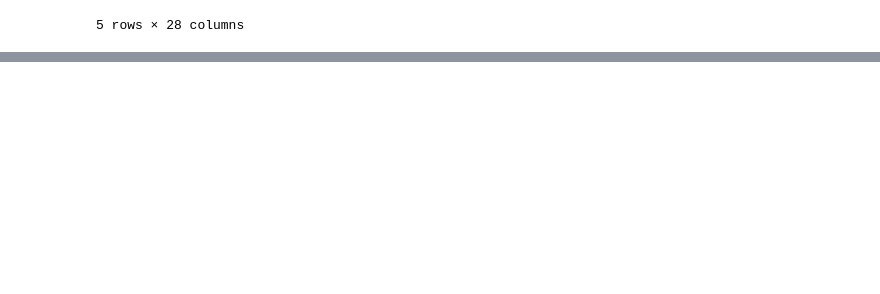
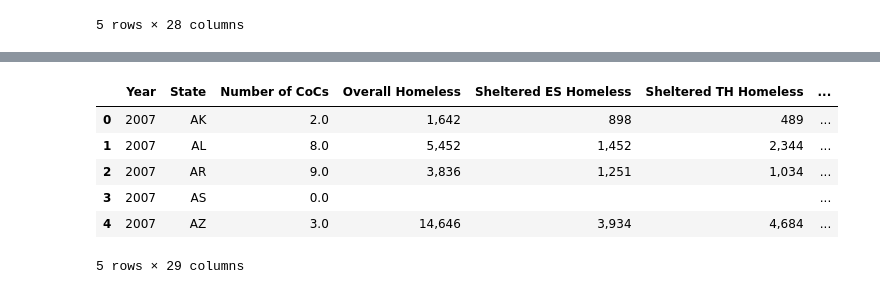
Before and after one commit to BrandonClark65/homeless_analysis, a Jupyter notebook: data_to_sql_refactored.ipynb, the cells around one changed output, grey strips where cells are left out. Cells and saved outputs as stored; diff of their text form; code cells hidden in the pictures; blank space fills up the shorter version.

Commit message:
remove_year function (not working yet)

```diff
--- a/data_to_sql_refactored.ipynb
+++ b/data_to_sql_refactored.ipynb
@@ -19,6 +19,6 @@ data_2007_df.head()
 5 rows × 28 columns
 # %%
 # Create column for the year and set to 2007
-data_2007_df["Year"] = 2007
+data_2007_df.insert(loc=0, column='Year', value=2007)
 data_2007_df.head()
 # %% [output]
@@ -31,10 +31 @@ data_2007_df.head()
 5 rows × 29 columns
-# %%
-# shift column 'Year' to first position
-first_column = data_2007_df.pop('Year')
-
-# insert column using insert(position,column_name,
-# first_column) function
-data_2007_df.insert(0, 'Year', first_column)
-
-data_2007_df.head()
@@ -49,2 +32,12 @@ data_2007_df.head()
 # %%
-data_2007_df.columns = data_2007_df.columns.str.rstrip('2007')
+# Strip away year from column names
+data_2007_df.columns = data_2007_df.columns.str.rstrip(', 2007')
+data_2007_df.head()
+# %% [output]
+|  | Year | State | Number of CoCs | Overall Homeless | Sheltered ES Homeless | Sheltered TH Homeless | ... |
+| 0 | 2007 | AK | 2.0 | 1,642 | 898 | 489 | ... |
+| 1 | 2007 | AL | 8.0 | 5,452 | 1,452 | 2,344 | ... |
+| 2 | 2007 | AR | 9.0 | 3,836 | 1,251 | 1,034 | ... |
+| 3 | 2007 | AS | 0.0 |  |  |  | ... |
+| 4 | 2007 | AZ | 3.0 | 14,646 | 3,934 | 4,684 | ... |
+5 rows × 29 columns
```
Also changed, not shown: parts of 7 cells of this notebook.
